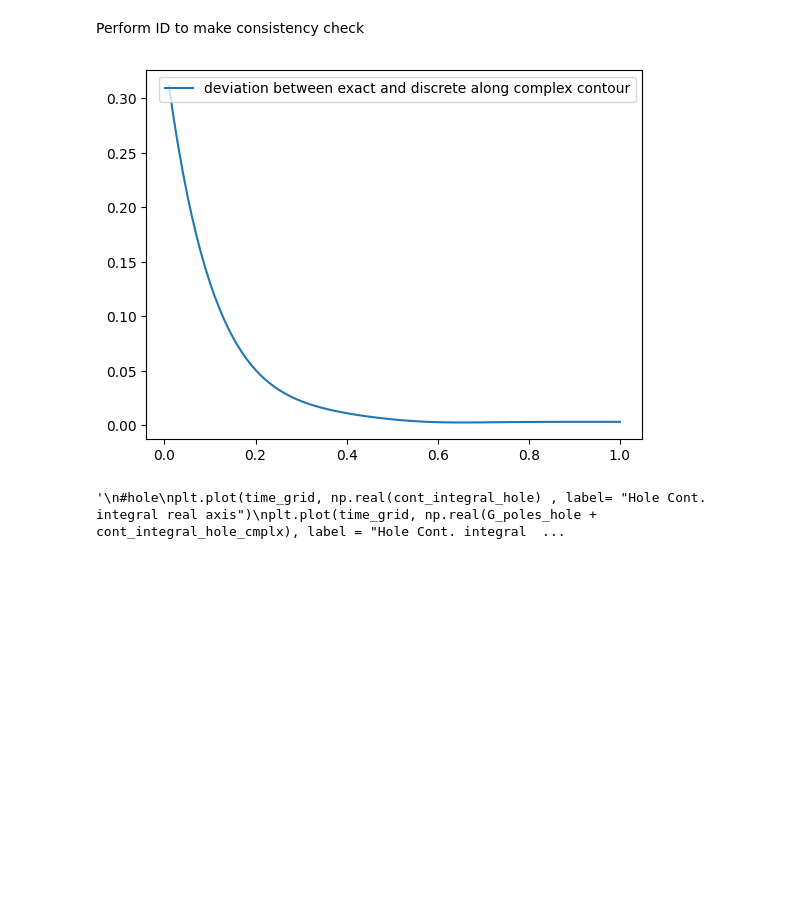
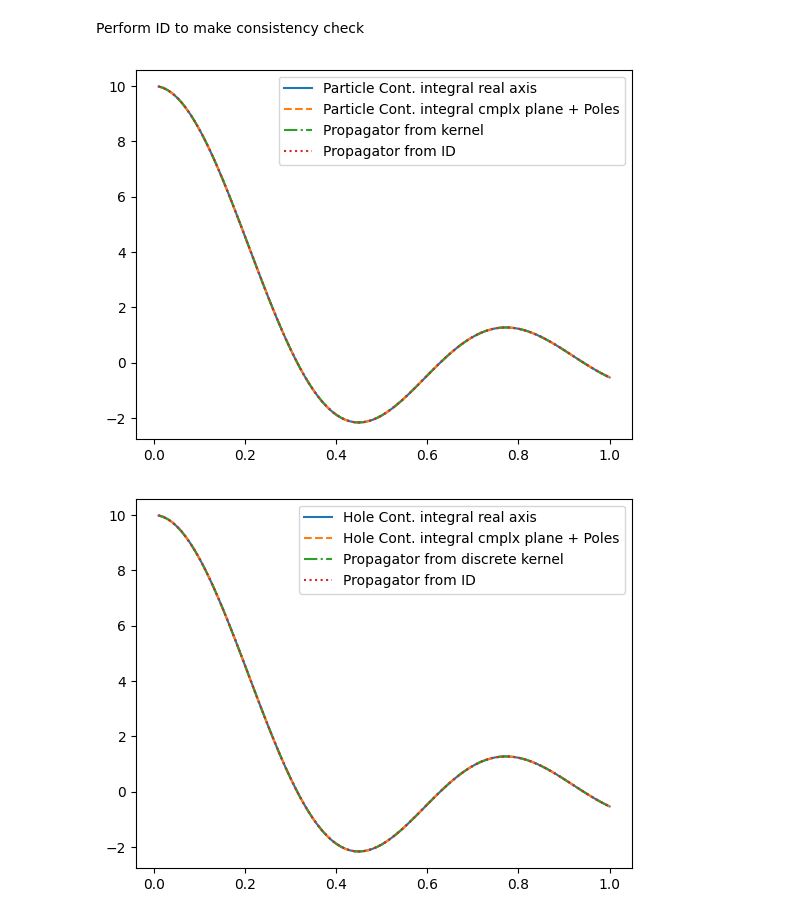
Before and after one commit to jthoenniss/RealTimeID, a Jupyter notebook: notebooks/extra_poles.ipynb, the cells around one changed output. Drawn from its saved outputs; the diff is of its cells as text; code cells hidden in the pictures; blank space fills up the shorter version.

Commit message:
add explicit poles to flat band spectral density. Update corresponding notebook

```diff
--- a/notebooks/extra_poles.ipynb
+++ b/notebooks/extra_poles.ipynb
@@ -19,7 +19,7 @@ Warning: 'REALTIMEID_PATH' environment variable is not set.
 Lambda = 10
 N_max = 100 #number of time steps
 beta = 0 #inverse temperature
-sharpness = 1 #sharpness is nu which is MULTIPLIED with (w-Lambda) in the exponent
+sharpness = 10 #sharpness is nu which is MULTIPLIED with (w-Lambda) in the exponent
 delta_t = .01
 
 # Define the spectral density
@@ -119,14 +48,11 @@ upper_res_neg [0.93651268-7.39637071e-02j 1.00257461+3.72000147e-04j
 # %%
-
-
-
-#explicit poles and residues to by included into kernel matrix by default
-explicit_poles = np.concatenate((add_poles_up_pos, add_poles_low_pos, add_poles_up_neg, add_poles_low_neg))
-explicit_residues = np.concatenate((upper_res_pos_arr, lower_res_pos_arr, upper_res_neg_arr, lower_res_neg_arr))
-
+#compute poles and residues for given spectral density
+additional_poles, additional_residues = spec_dens.poles_residues() #REPLACE THIS WITH THE NEW POLES AND RESIDUES OF THE SPECTRAL DENSITY:
+#explicit poles to always be included
+explicit_poles, explicit_residues = spec_dens.explicit_poles_and_residues(params.get_param("h"))
 
 #create kernel matrix which allows for the computation of the discrete propagator
-kernel = DiscrError(**params.params, explicit_poles=explicit_poles, explicit_residues=explicit_residues, additional_poles=additional_poles, additional_residues=additional_residues, only_positive_particle=True)
+kernel = DiscrError(**params.params, explicit_poles=explicit_poles, explicit_residues=explicit_residues, additional_poles=additional_poles, additional_residues=additional_residues, only_positive_particle=False)
 print("Discretization error on bare grid: ", kernel.eps)
 
 #optimize frequency grid
@@ -153,8 +79,8 @@ Discrete propagator along complex axis (time-integrated value):  (0.324173412141
 Compute error for complex contour
 # %%
 #compute the continuous integral along COMPLEX AXIS for only POSITIVE frequencies
-cont_integral_particle_cmplx = cont_integral(time_grid, beta, upper_cutoff=np.inf, spec_dens = spec_dens, only_positive=True)#particle
-#cont_integral_hole_cmplx = cont_integral(time_grid, -beta, upper_cutoff=np.inf, spec_dens = spec_dens)#hole
+cont_integral_particle_cmplx = cont_integral(time_grid, beta, upper_cutoff=np.inf, spec_dens = spec_dens, only_positive=False)#particle
+cont_integral_hole_cmplx = cont_integral(time_grid, -beta, upper_cutoff=np.inf, spec_dens = spec_dens)#hole
 
 print("Error between discrete complex contour and continous complex contour: ", cf.error_time_integrated(cont_integral_particle_cmplx, propag_kernel_cmplx[:len(time_grid)], params.params["delta_t"]))
 # %% [output]
@@ -164,7 +90,7 @@ Compute error for Real axis
 # %%
 #compute the continuous integral along REAL AXIS for only POSITIVE frequencies
 cont_integral_particle = cont_integral(time_grid, beta, upper_cutoff=np.inf, spec_dens=spec_dens ,phi = 0.) #particle
-#cont_integral_hole = cont_integral(time_grid, -beta, upper_cutoff=np.inf, spec_dens = spec_dens,phi = 0.) #hole
+cont_integral_hole = cont_integral(time_grid, -beta, upper_cutoff=np.inf, spec_dens = spec_dens,phi = 0.) #hole
 
 #compute the discrete propagator along REAL AXIS including also "additional_poles" and "additional_residues"
 propag_kernel = kernel.discrete_integral(include_additional_poles=True)
@@ -197,25 +123,32 @@ propag_ID_reconstr = decomp.reconstruct_propagator_ID()
 # %%
 
 #plot
 
 #particle
-#plt.plot(time_grid, np.real(cont_integral_particle) , label= "Particle Cont. integral real axis")
-#plt.plot(time_grid, np.real(G_poles_particle + cont_integral_particle_cmplx), label = "Particle Cont. integral cmplx plane + Poles", linestyle = "--")
-#plt.plot(time_grid, np.real(propag_kernel)[:len(propag_kernel)//2], label = "Propagator from kernel", linestyle = "dashdot")
-#plt.plot(time_grid, np.real(propag_ID_reconstr)[:len(propag_kernel)//2], label = "Propagator from ID", linestyle = "dotted")
-plt.plot(time_grid, abs(cont_integral_particle_cmplx - propag_kernel_cmplx[:len(time_grid)]), label = "deviation between exact and discrete along complex contour")
+plt.plot(time_grid, np.real(cont_integral_particle) , label= "Particle Cont. integral real axis")
+plt.plot(time_grid, np.real(G_poles_particle + cont_integral_particle_cmplx), label = "Particle Cont. integral cmplx plane + Poles", linestyle = "--")
+plt.plot(time_grid, np.real(propag_kernel)[:len(propag_kernel)//2], label = "Propagator from kernel", linestyle = "dashdot")
+plt.plot(time_grid, np.real(propag_ID_reconstr)[:len(propag_kernel)//2], label = "Propagator from ID", linestyle = "dotted")
 plt.legend()
 plt.show()
 
-"""
+
 #hole
 plt.plot(time_grid, np.real(cont_integral_hole) , label= "Hole Cont. integral real axis")
 plt.plot(time_grid, np.real(G_poles_hole + cont_integral_hole_cmplx), label = "Hole Cont. integral cmplx plane + Poles", linestyle = "--")
 plt.plot(time_grid, np.real(propag_kernel)[len(propag_kernel)//2:], label = "Propagator from discrete kernel", linestyle = "dashdot")
 plt.plot(time_grid, np.real(propag_ID_reconstr)[len(propag_kernel)//2:], label = "Propagator from ID", linestyle = "dotted")
 plt.legend()
 plt.show()
-"""
+
+
+#plot error as function of time
+plt.plot(time_grid, abs(cont_integral_particle_cmplx - propag_kernel_cmplx[:len(time_grid)]), linestyle = "-", label = "deviation between exact and discrete along complex contour (particle)")
+plt.plot(time_grid, abs(cont_integral_particle - propag_kernel[:len(time_grid)]), linestyle = "-", label = "deviation between exact and discrete along real axis (particle)")
+plt.plot(time_grid, abs(cont_integral_hole_cmplx - propag_kernel_cmplx[len(propag_kernel)//2:]), linestyle = "dotted", label = "deviation between exact and discrete along complex contour (hole)")
+plt.plot(time_grid, abs(cont_integral_hole - propag_kernel[len(propag_kernel)//2:]),linestyle = "dotted", label = "deviation between exact and discrete along real axis (hole)")
+plt.legend()
+plt.show()
 # %% [output]
-[figure, old version]
+[figure, new version]
-'\n#hole\nplt.plot(time_grid, np.real(cont_integral_hole) , label= "Hole Cont. integral real axis")\nplt.plot(time_grid, np.real(G_poles_hole + cont_integral_hole_cmplx), label = "Hole Cont. integral  ...
+[figure, added]
```
Also changed, not shown: parts of 6 cells of this notebook, 1 other file.
